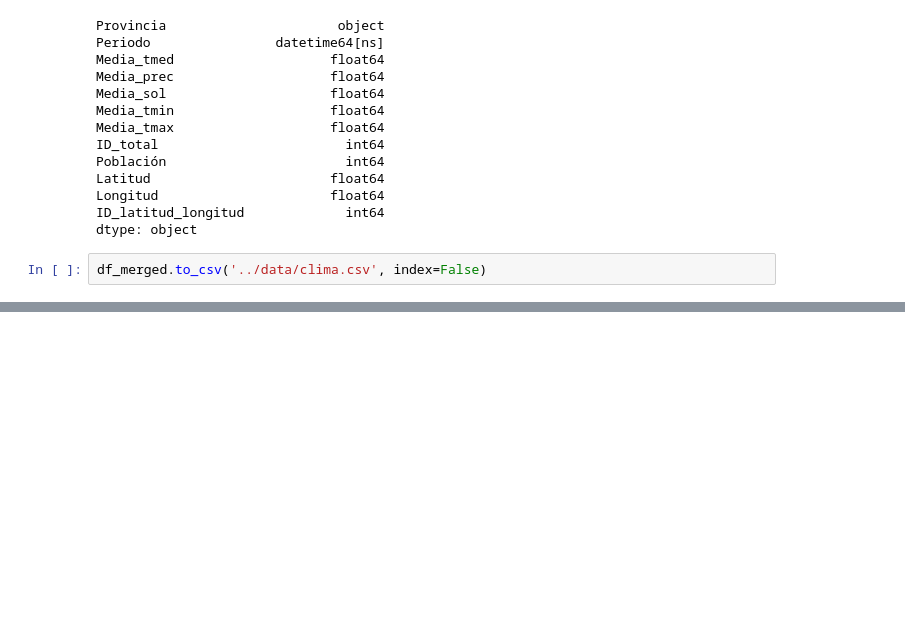
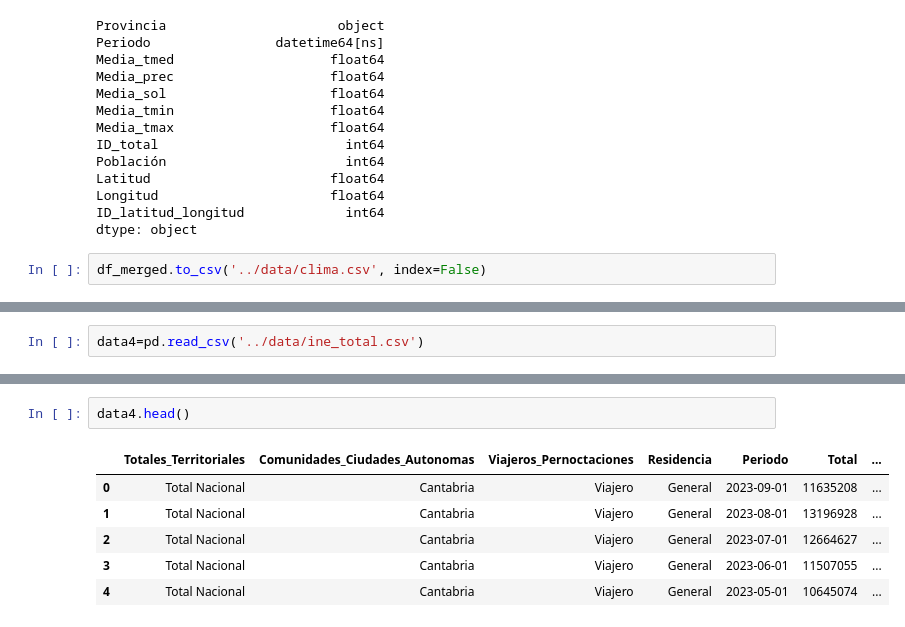
Before and after one commit to Carolina-MH/Proyecto_final, a Jupyter notebook: notebook/Final AEMET.ipynb, the cells around one changed output, grey strips where cells are left out. Cells and saved outputs as stored; diff of their text form; blank space fills up the shorter version.

```diff
--- a/notebook/Final AEMET.ipynb
+++ b/notebook/Final AEMET.ipynb
@@ -325,0 +330,2 @@ df_merged.to_csv('../data/clima.csv', index=False)
+# %%
+data4=pd.read_csv('../data/ine_total.csv')
@@ -325,0 +353,9 @@ df_merged.to_csv('../data/clima.csv', index=False)
+# %%
+data4.head()
+# %% [output]
+|  | Totales_Territoriales | Comunidades_Ciudades_Autonomas | Viajeros_Pernoctaciones | Residencia | Periodo | Total | ... |
+| 0 | Total Nacional | Cantabria | Viajero | General | 2023-09-01 | 11635208 | ... |
+| 1 | Total Nacional | Cantabria | Viajero | General | 2023-08-01 | 13196928 | ... |
+| 2 | Total Nacional | Cantabria | Viajero | General | 2023-07-01 | 12664627 | ... |
+| 3 | Total Nacional | Cantabria | Viajero | General | 2023-06-01 | 11507055 | ... |
+| 4 | Total Nacional | Cantabria | Viajero | General | 2023-05-01 | 10645074 | ... |
```
Also changed, not shown: parts of 7 cells of this notebook, 2 other files.
